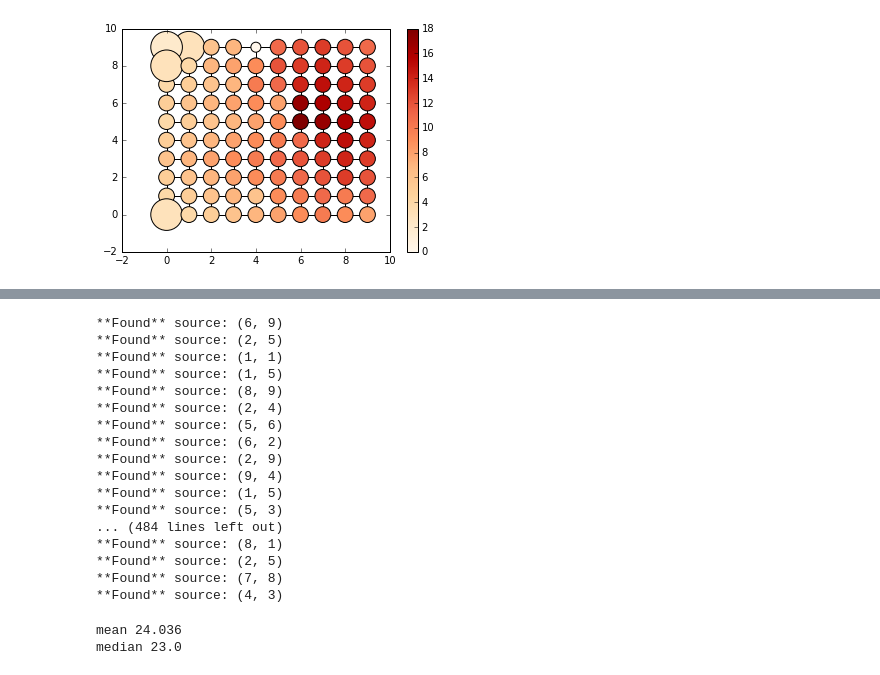
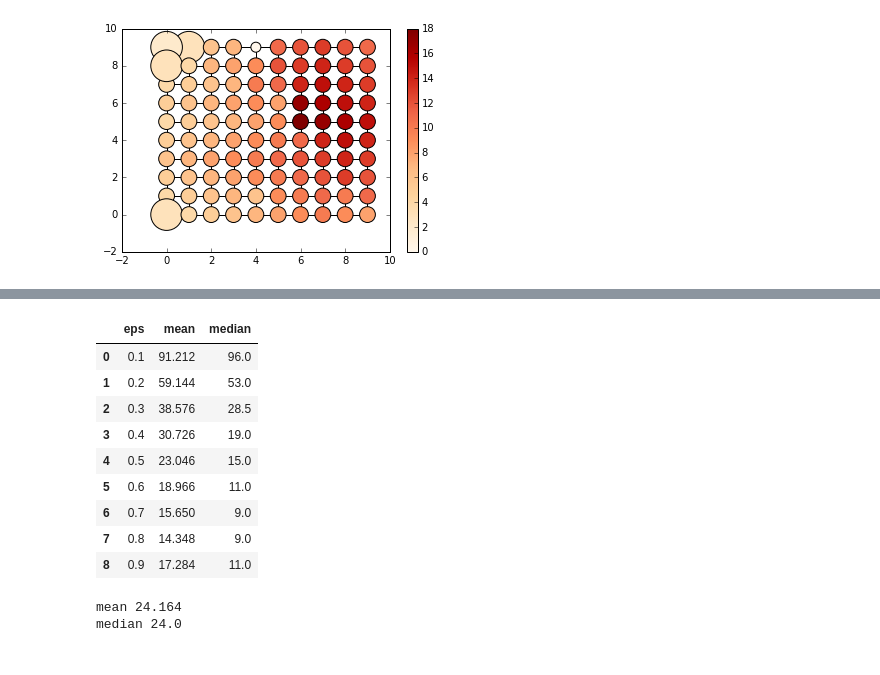
Before and after one commit to xiaohan2012/active-infection-source-finding, a Jupyter notebook: weighted_majority.ipynb, the cells around one changed output, grey strips where cells are left out. Drawn from its saved outputs; the diff is of its cells as text; code cells hidden in the pictures.

```diff
--- a/weighted_majority.ipynb
+++ b/weighted_majority.ipynb
@@ -249,35 +272,30 @@ df = pd.DataFrame.from_dict({'eps': epsilons, 'mean': means, 'median': medians})
+# %%
+df
+# %% [output]
+|  | eps | mean | median |
+| 0 | 0.1 | 91.212 | 96.0 |
+| 1 | 0.2 | 59.144 | 53.0 |
+| 2 | 0.3 | 38.576 | 28.5 |
+| 3 | 0.4 | 30.726 | 19.0 |
+| 4 | 0.5 | 23.046 | 15.0 |
+| 5 | 0.6 | 18.966 | 11.0 |
+| 6 | 0.7 | 15.650 | 9.0 |
+| 7 | 0.8 | 14.348 | 9.0 |
+| 8 | 0.9 | 17.284 | 11.0 |
 # %%
 from baselines import baseline_dog_tracker
 
-cnts = []
+baseline_cnts = []
 for i in range(rounds):
     source, obs_nodes, infection_times, tree = make_input(g, infp, fraction, sampling_method='late_nodes')
     c = baseline_dog_tracker(g, obs_nodes, infection_times)
-    cnts.append(c)
+    baseline_cnts.append(c)
-# %% [output]
-**Found** source: (6, 9)
-**Found** source: (2, 5)
-**Found** source: (1, 1)
-**Found** source: (1, 5)
-**Found** source: (8, 9)
-**Found** source: (2, 4)
-**Found** source: (5, 6)
-**Found** source: (6, 2)
-**Found** source: (2, 9)
-**Found** source: (9, 4)
-**Found** source: (1, 5)
-**Found** source: (5, 3)
-... (484 lines left out)
-**Found** source: (8, 1)
-**Found** source: (2, 5)
-**Found** source: (7, 8)
-**Found** source: (4, 3)
 # %%
-print('mean', np.mean(cnts))
-print('median', np.median(cnts))
+print('mean', np.mean(baseline_cnts))
+print('median', np.median(baseline_cnts))
 # %% [output]
-mean 24.036
-median 23.0
+mean 24.164
+median 24.0
 # %%
 fig, axes = plt.subplots(1, 2, figsize=(10, 5))
 ax0, ax1 = axes
```
Also changed, not shown: parts of 13 cells of this notebook, 1 other file.
